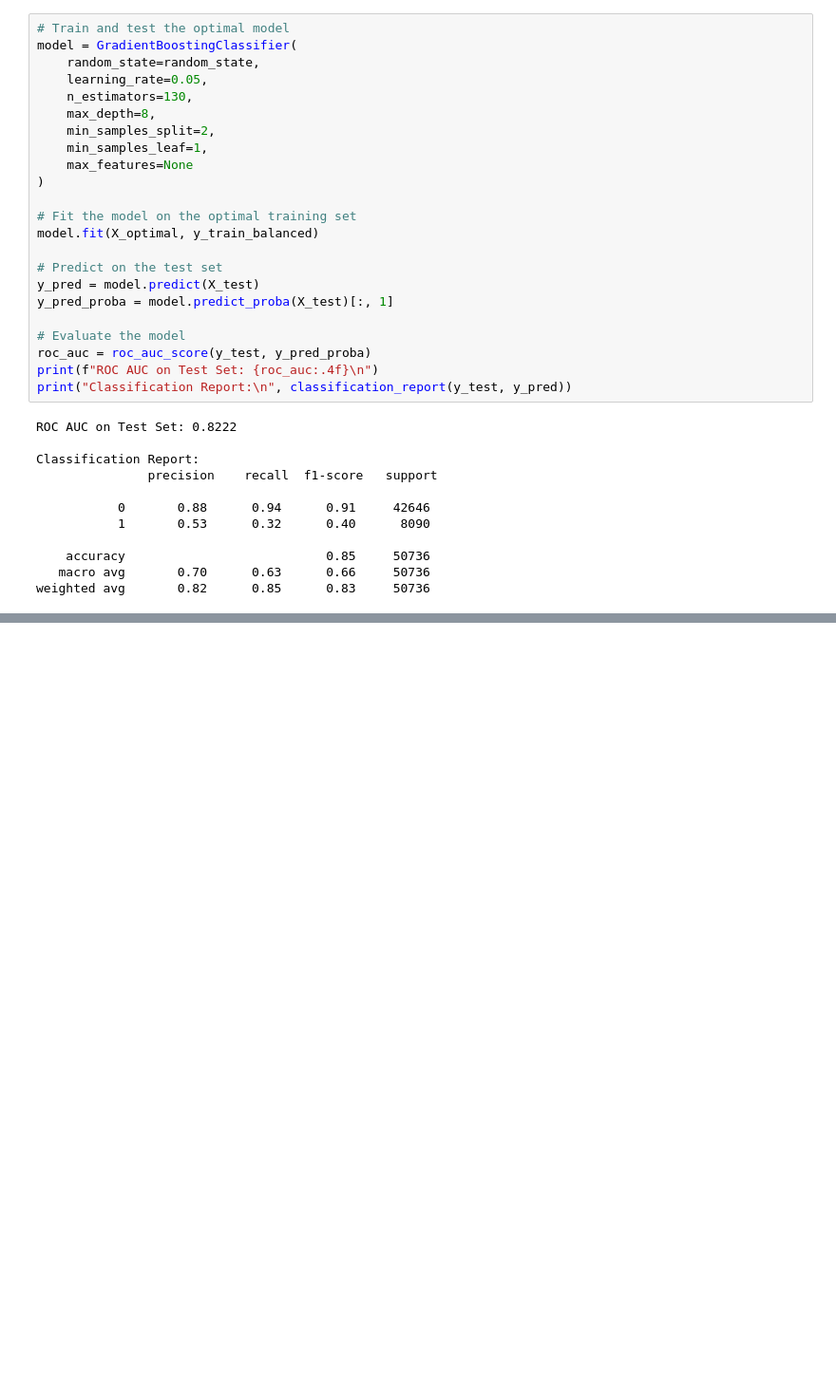
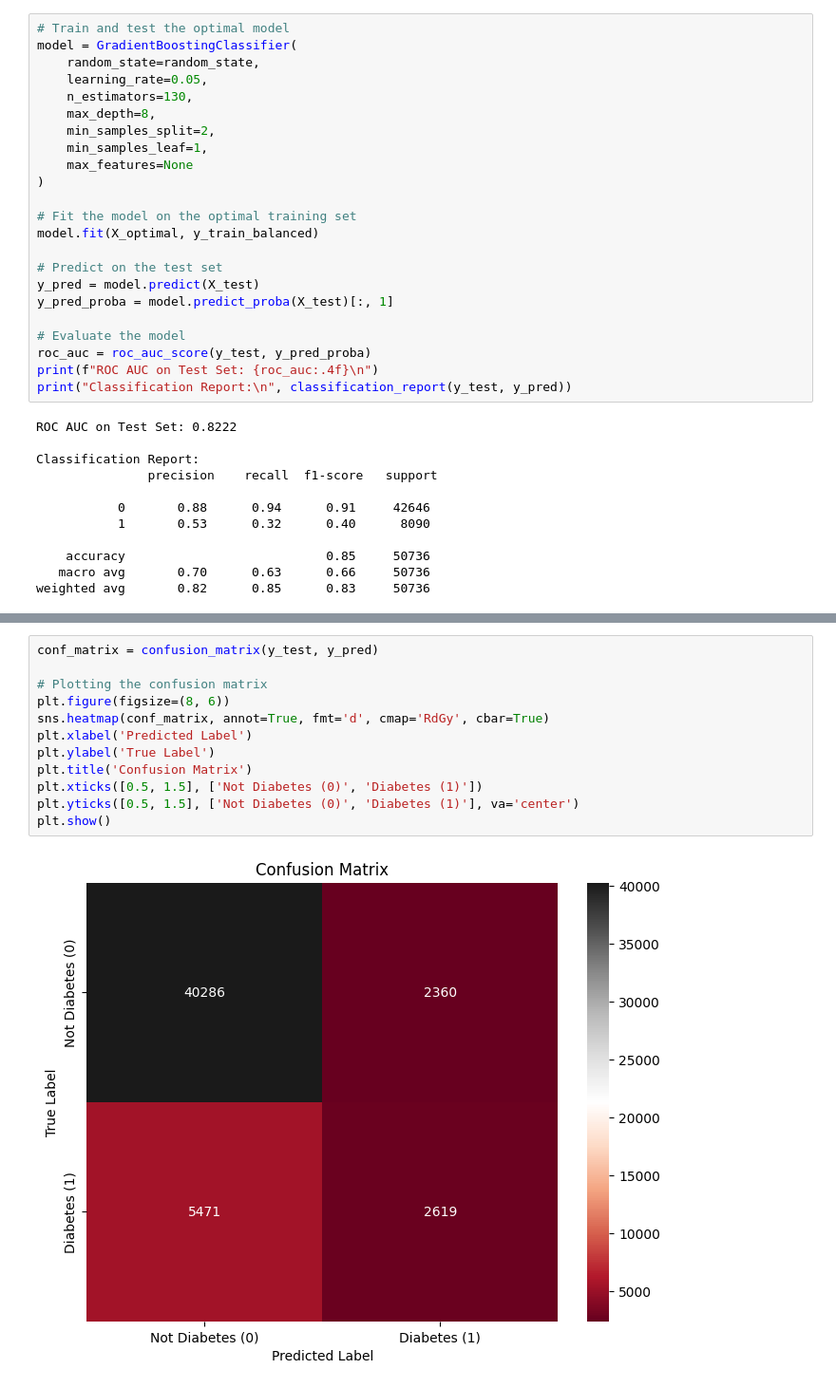
Before and after one commit to DataChemE/DTSA_5509_Final, a Jupyter notebook: project_notebook.ipynb, the cells around one changed output, grey strips where cells are left out. Shown at 95% size. Cells and saved outputs as stored; diff of their text form; blank space fills up the shorter version.

```diff
--- a/project_notebook.ipynb
+++ b/project_notebook.ipynb
@@ -809,3 +811,17 @@ The performance of the optimized model on the test set is summarized below:
 The model demonstrates commendable performance, particularly in identifying individuals without diabetes, as evidenced by high precision and recall for class 0. The lower recall for class 1 suggests areas for potential improvement in future model iterations, possibly through more advanced feature engineering or alternative modeling techniques.
 
 This optimal model provides a valuable tool for healthcare analytics, offering insights into diabetes risk prediction that can inform both clinical decision-making and individual health management.
+# %%
+conf_matrix = confusion_matrix(y_test, y_pred)
+
+# Plotting the confusion matrix
+plt.figure(figsize=(8, 6))
+sns.heatmap(conf_matrix, annot=True, fmt='d', cmap='RdGy', cbar=True)
+plt.xlabel('Predicted Label')
+plt.ylabel('True Label')
+plt.title('Confusion Matrix')
+plt.xticks([0.5, 1.5], ['Not Diabetes (0)', 'Diabetes (1)'])
+plt.yticks([0.5, 1.5], ['Not Diabetes (0)', 'Diabetes (1)'], va='center')
+plt.show()
+# %% [output]
+[figure, added]
```
Also changed, not shown: parts of 13 cells of this notebook.
